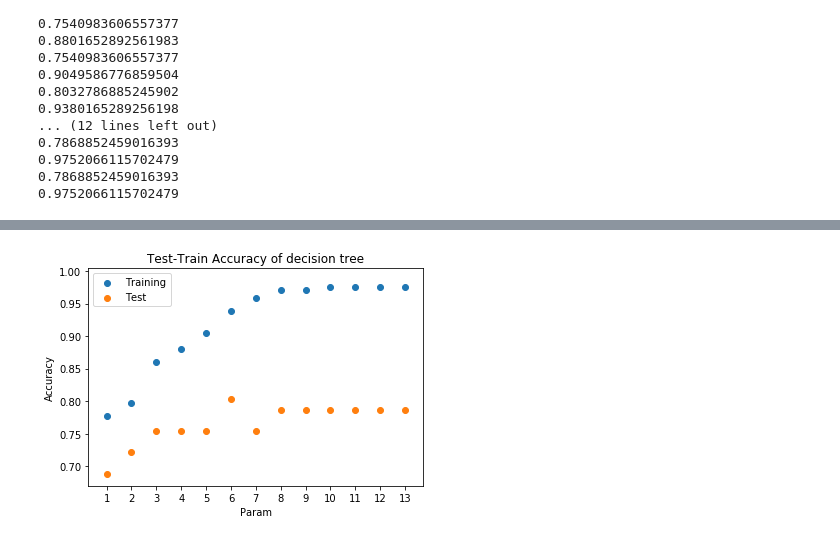
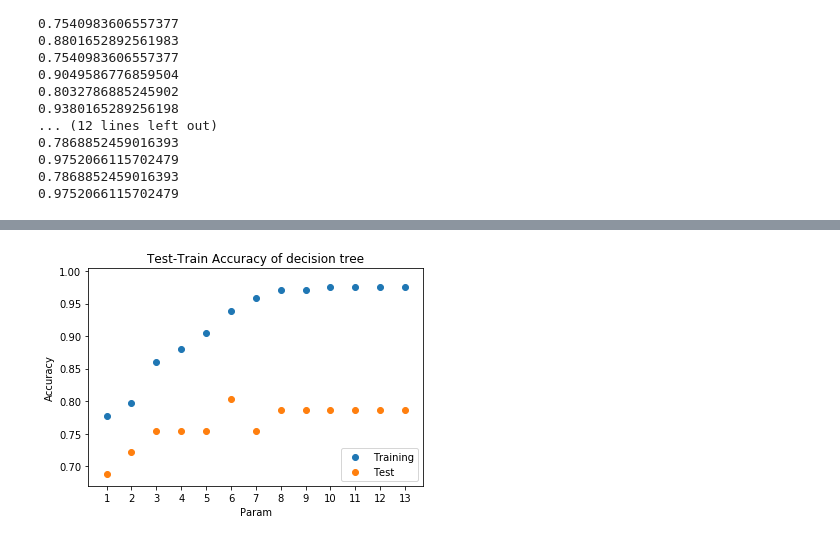
Before and after one commit to ytabatabaee/Machine-Learning-for-Bioinformatics, a Jupyter notebook: heart_disease_analysis.ipynb, the cells around one changed output, grey strips where cells are left out. Drawn from its saved outputs; the diff is of its cells as text; code cells hidden in the pictures.

```diff
--- a/heart_disease_analysis.ipynb
+++ b/heart_disease_analysis.ipynb
@@ -323,12 +329,12 @@ def cross_validation(k, x, y, estimator):
         dev_pred = estimator.predict(dev_set_x)
         acc[i] = accuracy(dev_pred, dev_set_y)
 
-    # print(acc)
     return np.mean(acc)
 
 def best_estimator(param_max, est_type):
     best_acc = 0.0
     best_param = 1
+    best_est = None
 
     for i in range(1, param_max + 1):
         e1 = None
@@ -341,11 +347,13 @@ def best_estimator(param_max, est_type):
         if acc > best_acc:
             best_param = i
             best_acc = acc
+            best_est = e1
 
     print(best_param)
     print(best_acc)
+    return best_est
 
 
-best_estimator(15, "knn")
-best_estimator(13, "decision tree")
+# best_knn = best_estimator(15, "knn")
+best_dt = best_estimator(13, "decision tree")
 # %% [output]
@@ -366,3 +372,16 @@ best_estimator(13, "decision tree")
 13 0.7523809523809524
 3
 0.8308673469387756
+# %%
+from sklearn import metrics
+
+test_pred = best_dt.predict(test_x)
+# print(accuracy(test_pred, test_y))
+tp, fp, tn, fn = confusion_matrix(test_y, test_pred)
+print(tabulate([['Predicted Positive', tp, fp], ['Predicted Negative', fn, tn]], headers=['', 'Actually Positive', 'Actually Negative']))
+# tn, fp, fn, tp = metrics.confusion_matrix(test_y.copy().iloc[:, 0].to_numpy().tolist(), test_pred.copy().iloc[:, 0].to_numpy().tolist()).ravel()
+#print(tabulate([['Predicted Positive', tp, fp], ['Predicted Negative', fn, tn]], headers=['', 'Actually Positive', 'Actually Negative']))
+accuracy, recall, precision, specificity, f1_score = classification_report(test_y, test_pred)
+print("\n\n")
+print(tabulate([[accuracy, recall, precision, specificity, f1_score]], headers=['Accuracy', 'Recall', 'Precision', 'Specificity', 'F1 Score']))
+# print(metrics.classification_report(test_y.copy().iloc[:, 0].to_numpy().tolist(), test_pred.copy().iloc[:, 0].to_numpy().tolist()))
@@ -373,35 +403,33 @@ def chi_square_pruning():
 def accuracy_plot(param_max, est_type):
     train_acc = np.zeros(param_max)
     test_acc = np.zeros(param_max)
 
     for i in range(1, param_max + 1):
         e1 = None
         if est_type == "knn":
             e1 = KNN(i)
         elif est_type == "decision tree":
             e1 = DecisionTree(i, 0.8)
         e1.fit(train_x, train_y)
 
         test_pred = e1.predict(test_x)
         test_acc[i-1] = accuracy(test_pred, test_y)
 
         train_pred = e1.predict(train_x)
         train_acc[i-1] = accuracy(train_pred, train_y)
 
     plt.scatter(range(1, param_max + 1), train_acc, label='Training')
     plt.scatter(range(1, param_max + 1), test_acc, label='Test')
     plt.xticks(np.arange(1, param_max + 1, 1.0))
 
     plt.xlabel("Param")
     plt.ylabel("Accuracy")
 
-    plt.legend(loc='upper left')
+    plt.legend(loc='lower right')
     plt.title("Test-Train Accuracy of " + est_type)
     plt.show()
-    #print(train_acc)
-    #print(test_acc)
 
-#accuracy_plot(15, "knn")
+# accuracy_plot(15, "knn")
 accuracy_plot(13, "decision tree")
 # %% [output]
-[figure, old version]
+[figure, new version]
```
Also changed, not shown: parts of 6 cells of this notebook.
